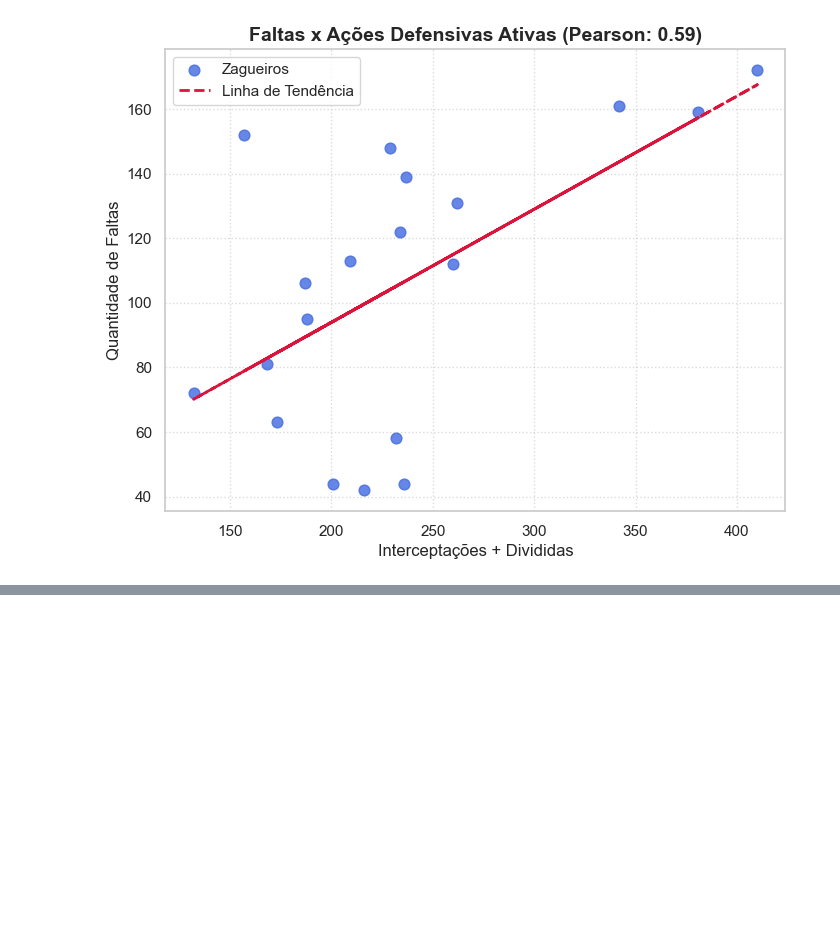
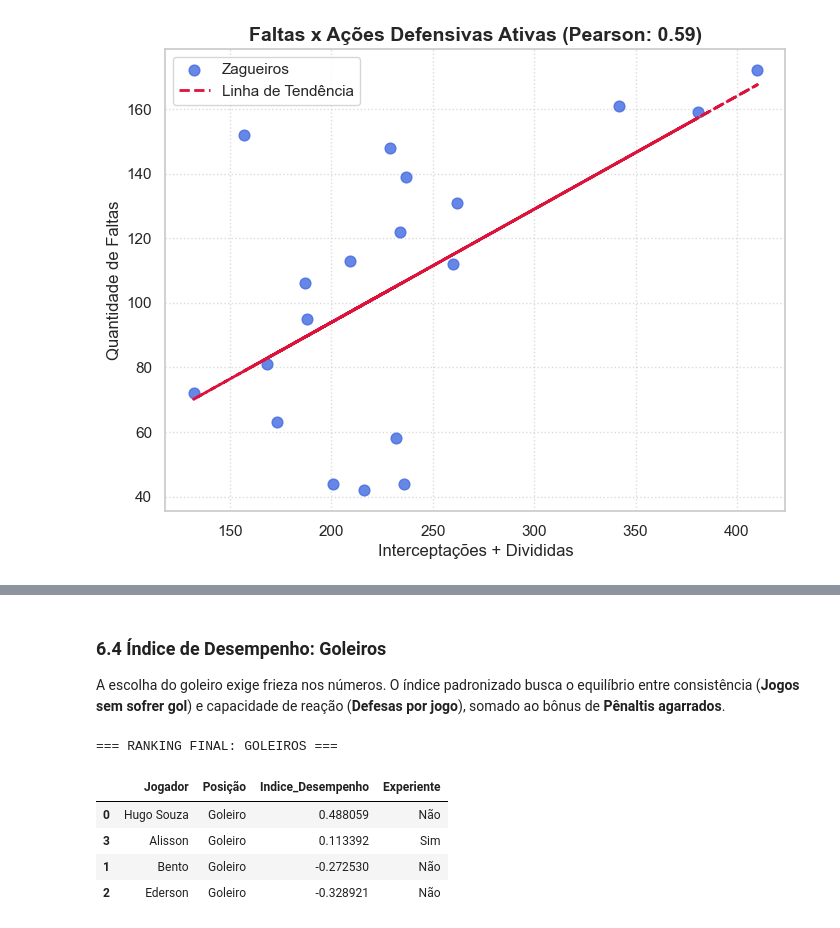
Before and after one commit to gabrielplimaa/Projeto-Estatistica, a Jupyter notebook: main.ipynb, the cells around one changed output, grey strips where cells are left out. Cells and saved outputs as stored; diff of their text form; code cells hidden in the pictures; blank space fills up the shorter version.

```diff
--- a/main.ipynb
+++ b/main.ipynb
@@ -290,0 +472,43 @@ Coeficiente de Correlação de Pearson: 0.5902
+# %% [markdown]
+### 6.4 Índice de Desempenho: Goleiros
+A escolha do goleiro exige frieza nos números. O índice padronizado busca o equilíbrio entre consistência (**Jogos sem sofrer gol**) e capacidade de reação (**Defesas por jogo**), somado ao bônus de **Pênaltis agarrados**.
+# %%
+# === ÍNDICE DE DESEMPENHO: GOLEIROS ===
+
+# 1. Padronização das colunas
+df_goleiros.columns = df_goleiros.columns.str.strip()
+
+# 1.1 GARANTINDO A COLUNA POSIÇÃO (Para não dar erro na exibição final)
+df_goleiros['Posição'] = 'Goleiro'
+
+# 1.5 GARANTINDO A COLUNA EXPERIENTE (Top 10%)
+percentil_gol = df_goleiros['Jogos na Seleção'].quantile(0.9)
+df_goleiros['Experiente'] = np.where(df_goleiros['Jogos na Seleção'] > percentil_gol, 'Sim', 'Não')
+
+# 2. Seleção das métricas
+colunas_gol = ['Jogos sem sofrer gol', 'Defesas/Jogo', 'Pênaltis agarrados']
+
+# 3. Padronização (Z-SCORE)
+scaler_gol = StandardScaler()
+df_goleiros[colunas_gol] = scaler_gol.fit_transform(df_goleiros[colunas_gol])
+
+# 4. Criação do Índice de Desempenho
+df_goleiros['Indice_Desempenho'] = np.mean([
+    df_goleiros['Jogos sem sofrer gol'],
+    df_goleiros['Defesas/Jogo'],
+    df_goleiros['Pênaltis agarrados']
+], axis=0)
+
+# 5. Ordenação Geral
+df_ordenado_gol = df_goleiros.sort_values(by='Indice_Desempenho', ascending=False)
+
+# 6. Exibição do Ranking
+print("=== RANKING FINAL: GOLEIROS ===")
+display(df_ordenado_gol[['Jogador', 'Posição', 'Indice_Desempenho', 'Experiente']].head(4))
+# %% [output]
+=== RANKING FINAL: GOLEIROS ===
+|  | Jogador | Posição | Indice_Desempenho | Experiente |
+| 0 | Hugo Souza | Goleiro | 0.488059 | Não |
+| 3 | Alisson | Goleiro | 0.113392 | Sim |
+| 1 | Bento | Goleiro | -0.272530 | Não |
+| 2 | Ederson | Goleiro | -0.328921 | Não |
```
Also changed, not shown: parts of 8 cells of this notebook.
